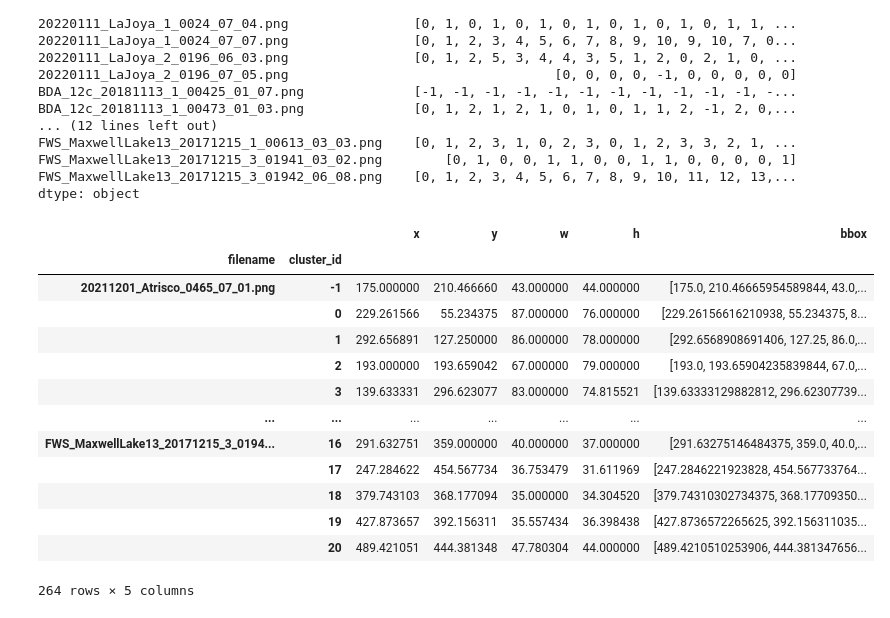
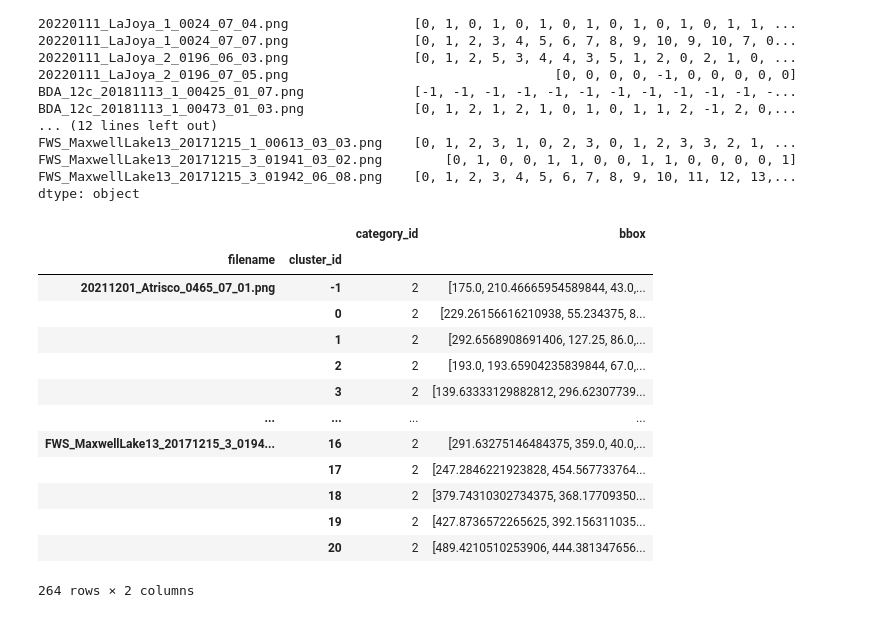
Before and after one commit to rowanoaktree/AggregationScripts, a Jupyter notebook: Scratch/Refinement.ipynb, the cells around one changed output. Drawn from its saved outputs; the diff is of its cells as text; code cells hidden in the pictures.

Commit message:
refined labels in one grouped dataframe

```diff
--- a/Scratch/Refinement.ipynb
+++ b/Scratch/Refinement.ipynb
@@ -245,27 +192,34 @@ dtype: object
 # %%
 #REFINEMENT STEP: DUCK, GOOSE, CRANE
 
 #Dictionary of category values
 categories = {1: "Crane", 2: 'Goose', 3:'Duck'}
 
-#Derive median bounding box
-refined = test.groupby(['filename', 'cluster_id'])['x','y','w','h'].agg(pd.Series.median)
+#Derive refined products: median coordinates, and plurality vote class ID
+refined = test.groupby(['filename', 'cluster_id']).agg({'x':'median',
+                         'y':'median',
+                         'w':'median',
+                         'h': 'median',
+                         'category_id': pd.Series.mode})
+                         #'category_id': lambda x: scipy.stats.mode(x)})
 refined.reset_index("cluster_id")
 #Make median bounding box into its own column in list form
 refined['bbox']= refined.values.tolist()
+#refined['category'] = refined["category_id"].map(categories)
+refined = refined.drop(columns=['x','y','w','h'])
 refined
 # %% [output]
-|  |  | x | y | w | h | bbox |
-| filename | cluster_id |  |  |  |  |  |
-| 20211201_Atrisco_0465_07_01.png | -1 | 175.000000 | 210.466660 | 43.000000 | 44.000000 | [175.0, 210.46665954589844, 43.0,... |
-|  | 0 | 229.261566 | 55.234375 | 87.000000 | 76.000000 | [229.26156616210938, 55.234375, 8... |
-|  | 1 | 292.656891 | 127.250000 | 86.000000 | 78.000000 | [292.6568908691406, 127.25, 86.0,... |
-|  | 2 | 193.000000 | 193.659042 | 67.000000 | 79.000000 | [193.0, 193.65904235839844, 67.0,... |
-|  | 3 | 139.633331 | 296.623077 | 83.000000 | 74.815521 | [139.63333129882812, 296.62307739... |
-| ... | ... | ... | ... | ... | ... | ... |
-| FWS_MaxwellLake13_20171215_3_0194... | 16 | 291.632751 | 359.000000 | 40.000000 | 37.000000 | [291.63275146484375, 359.0, 40.0,... |
-|  | 17 | 247.284622 | 454.567734 | 36.753479 | 31.611969 | [247.2846221923828, 454.567733764... |
-|  | 18 | 379.743103 | 368.177094 | 35.000000 | 34.304520 | [379.74310302734375, 368.17709350... |
-|  | 19 | 427.873657 | 392.156311 | 35.557434 | 36.398438 | [427.8736572265625, 392.156311035... |
-|  | 20 | 489.421051 | 444.381348 | 47.780304 | 44.000000 | [489.4210510253906, 444.381347656... |
+|  |  | category_id | bbox |
+| filename | cluster_id |  |  |
+| 20211201_Atrisco_0465_07_01.png | -1 | 2 | [175.0, 210.46665954589844, 43.0,... |
+|  | 0 | 2 | [229.26156616210938, 55.234375, 8... |
+|  | 1 | 2 | [292.6568908691406, 127.25, 86.0,... |
+|  | 2 | 2 | [193.0, 193.65904235839844, 67.0,... |
+|  | 3 | 2 | [139.63333129882812, 296.62307739... |
+| ... | ... | ... | ... |
+| FWS_MaxwellLake13_20171215_3_0194... | 16 | 2 | [291.63275146484375, 359.0, 40.0,... |
+|  | 17 | 2 | [247.2846221923828, 454.567733764... |
+|  | 18 | 2 | [379.74310302734375, 368.17709350... |
+|  | 19 | 2 | [427.8736572265625, 392.156311035... |
+|  | 20 | 2 | [489.4210510253906, 444.381347656... |
-264 rows × 5 columns
+264 rows × 2 columns
```
Also changed, not shown: parts of 13 cells of this notebook.
